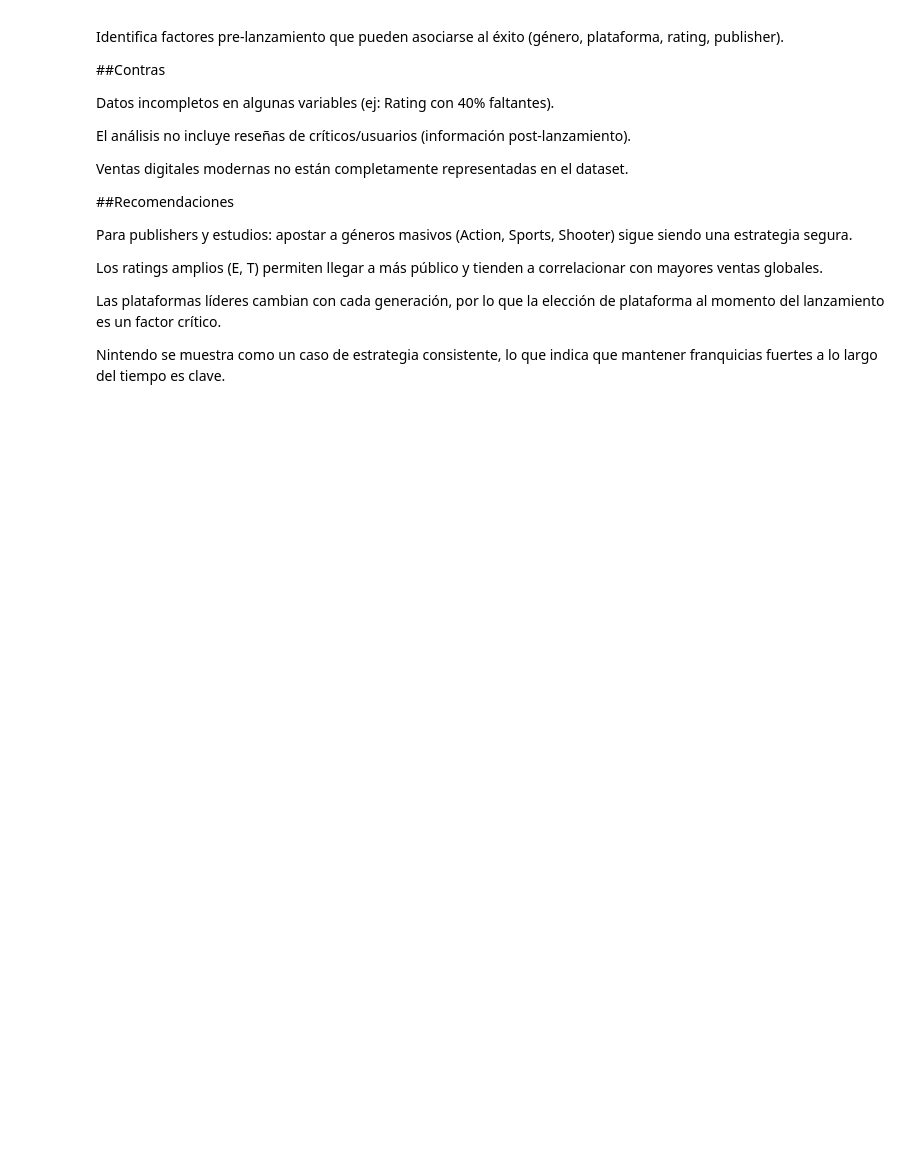
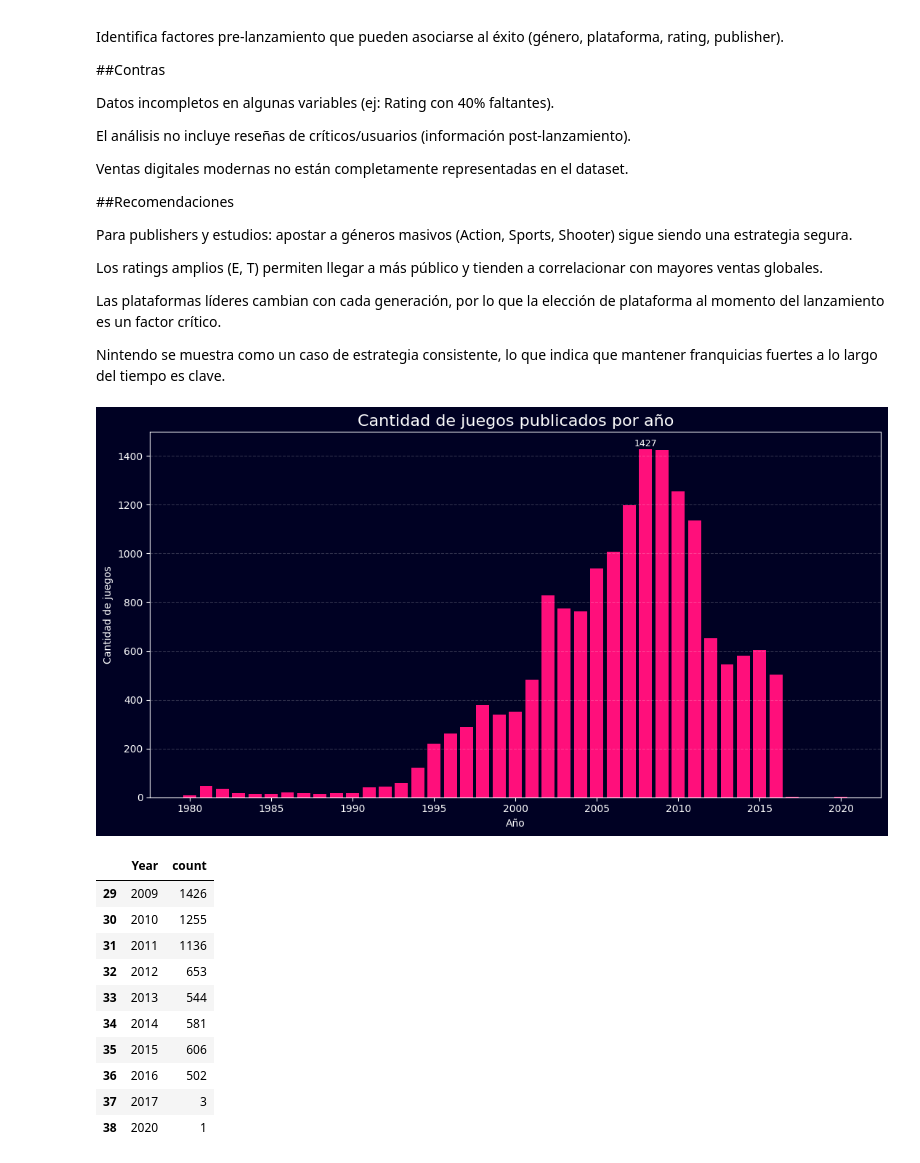
Before and after one commit to tunbaruzzo/Ejemplo, a Jupyter notebook: videoGamesSales.ipynb, the cells around one changed output. Saved outputs shown, nothing was run; the diff lists cells and outputs as text; code cells hidden in the pictures; blank space fills up the shorter version.

```diff
--- a/videoGamesSales.ipynb
+++ b/videoGamesSales.ipynb
@@ -941,3 +941,66 @@ Los ratings amplios (E, T) permiten llegar a más público y tienden a correlaci
 Las plataformas líderes cambian con cada generación, por lo que la elección de plataforma al momento del lanzamiento es un factor crítico.
 
 Nintendo se muestra como un caso de estrategia consistente, lo que indica que mantener franquicias fuertes a lo largo del tiempo es clave.
+# %%
+#Extra para mi presentacion
+#Resumen Metadata
+import matplotlib.pyplot as plt
+import pandas as pd
+
+def juegos_por_anio(df, save_path="meta_juegos_por_anio.png"):
+    # Conteo por año (ordenado)
+    conteo = (df.groupby("Year")
+                .size()
+                .reset_index(name="count")
+                .sort_values("Year"))
+
+    # Estilo / colores
+    plt.style.use("dark_background")
+    plt.rcParams.update({
+        "axes.facecolor": "#000123",
+        "figure.facecolor": "#000123",
+        "savefig.facecolor": "#000123",
+        "axes.edgecolor": "white",
+        "axes.labelcolor": "white",
+        "xtick.color": "white",
+        "ytick.color": "white",
+        "text.color": "white",
+        "grid.color": "white",
+        "grid.linestyle": "--",
+        "grid.alpha": 0.2
+    })
+
+    # Plot
+    plt.figure(figsize=(11,6))
+    bars = plt.bar(conteo["Year"], conteo["count"], color="#ff0f7b")
+
+    plt.title("Cantidad de juegos publicados por año", fontsize=16)
+    plt.xlabel("Año")
+    plt.ylabel("Cantidad de juegos")
+    plt.grid(True, axis="y")
+
+    # Etiquetas (opcionales): solo en picos para no saturar
+    pico = conteo.loc[conteo["count"].idxmax()]
+    plt.text(pico["Year"], pico["count"]+5, f"{int(pico['count'])}",
+             ha="center", va="bottom", fontsize=9, color="white")
+
+    plt.tight_layout()
+    plt.savefig(save_path, dpi=150)
+    plt.show()
+    return conteo.tail(10)  # devuelve los últimos años como mini resumen
+
+# Ejecutar
+juegos_por_anio(df_pl)
+# %% [output]
+[figure, added]
+|  | Year | count |
+| 29 | 2009 | 1426 |
+| 30 | 2010 | 1255 |
+| 31 | 2011 | 1136 |
+| 32 | 2012 | 653 |
+| 33 | 2013 | 544 |
+| 34 | 2014 | 581 |
+| 35 | 2015 | 606 |
+| 36 | 2016 | 502 |
+| 37 | 2017 | 3 |
+| 38 | 2020 | 1 |
```
Also changed, not shown: parts of 1 cell of this notebook.
